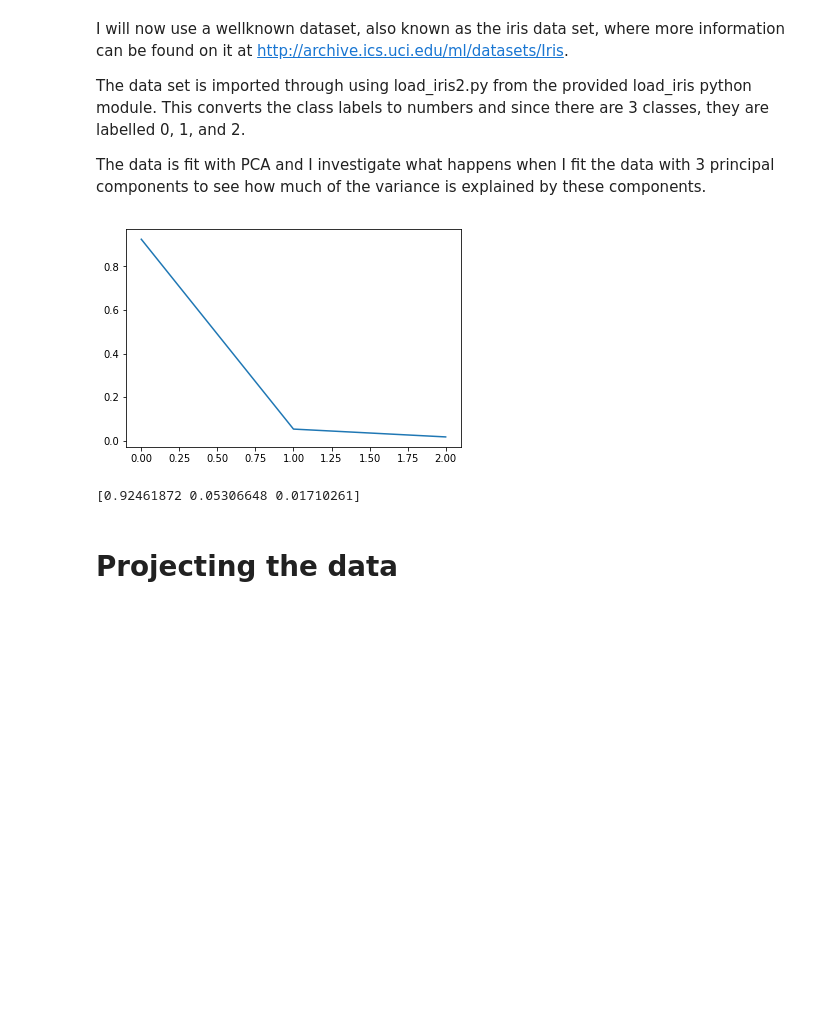
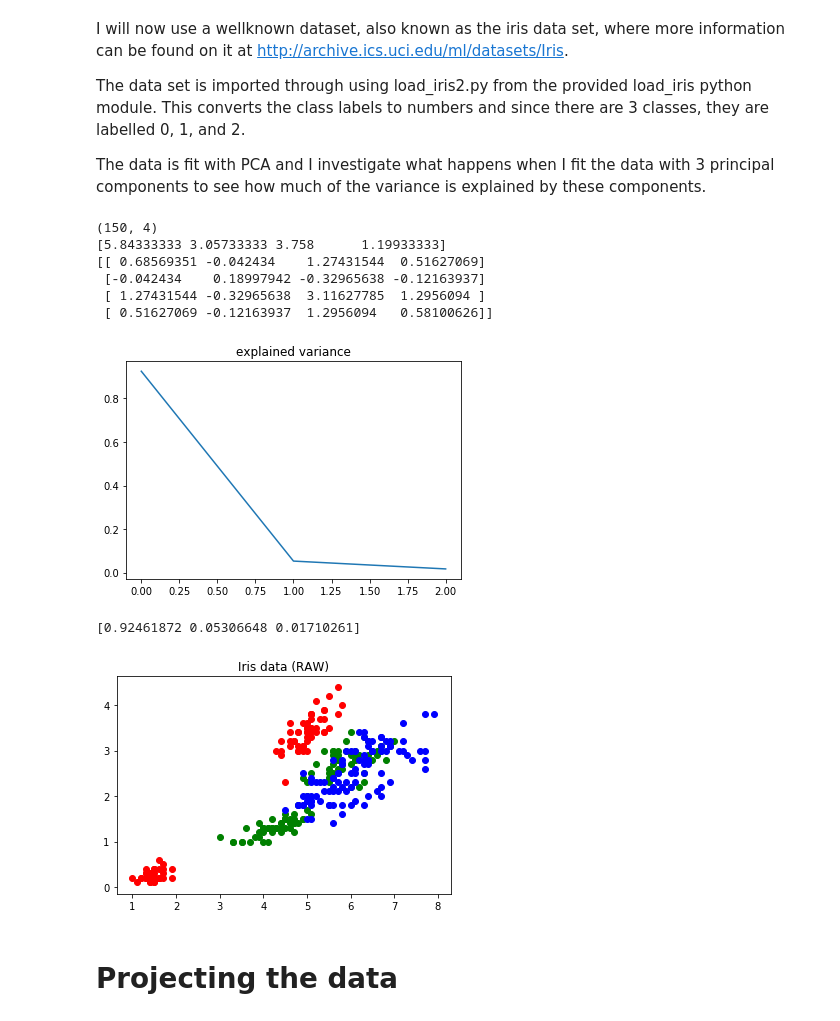
Before and after one commit to lalajunglebunny/Machine_Learning, a Jupyter notebook: PCA_LDA/src/PCA_LDA.ipynb, the cells around one changed output. Saved outputs shown, nothing was run; the diff lists cells and outputs as text; code cells hidden in the pictures; blank space fills up the shorter version.

```diff
--- a/PCA_LDA/src/PCA_LDA.ipynb
+++ b/PCA_LDA/src/PCA_LDA.ipynb
@@ -36,23 +34,55 @@ I will now use a wellknown dataset, also known as the iris data set, where more
 The data set is imported through using load_iris2.py from the provided load_iris python module. This converts the class labels to numbers and since there are 3 classes, they are labelled 0, 1, and 2.
 
 The data is fit with PCA and I investigate what happens when I fit the data with 3 principal components to see how much of the variance is explained by these components.
-# %%
-#Load the data
-from sklearn.datasets import load_iris
-iris_data = load_iris()
-data = iris_data.data
-labels = iris_data.target
-classes = set(labels)
-
-#Fit the data with PCA
-pcaIris = PCA(n_components=3)
-pcaIris.fit(data)
-plt.plot(pcaIris.explained_variance_ratio_)
-plt.show()
-print(pcaIris.explained_variance_ratio_)
-# %% [output]
-[figure, removed]
-[0.92461872 0.05306648 0.01710261]
+# %%
+#Load the data
+
+from sklearn.datasets import load_iris
+iris_data = load_iris()
+data = iris_data.data
+labels = iris_data.target        #target gives a previously determined label for each characteristic (feature)
+classes = set(labels)
+print(data.shape)
+N = data.shape[0]
+d = data.shape[1]
+#print(data[labels==0])          #print the data for each class (0, 1, or 2)
+#print(data)
+mean = np.zeros(d)
+for j in range (0, d):
+    for i in range (0, N):
+        mean[j] += data[i, j]
+    mean[j] = mean[j]/N
+print(mean)
+#Fit the data with PCA
+pcaIris = PCA(n_components=3)
+pcaIris.fit(data)
+
+cov = pcaIris.get_covariance()
+print(cov)
+plt.figure()
+plt.plot(pcaIris.explained_variance_ratio_)
+plt.title("explained variance")
+plt.show()
+
+print(pcaIris.explained_variance_ratio_)
+
+#visualise the Iris data
+c_1 = ['r','g','b']
+for i in range (0,3):
+
+    plt.scatter(data[labels==i,0], data[labels==i,1], c = c_1[i])
+    plt.scatter(data[labels==i,2], data[labels==i,3], c = c_1[i])
+    plt.title("Iris data (RAW)")
+# %% [output]
+(150, 4)
+[5.84333333 3.05733333 3.758      1.19933333]
+[[ 0.68569351 -0.042434    1.27431544  0.51627069]
+ [-0.042434    0.18997942 -0.32965638 -0.12163937]
+ [ 1.27431544 -0.32965638  3.11627785  1.2956094 ]
+ [ 0.51627069 -0.12163937  1.2956094   0.58100626]]
+[figure, added]
+[0.92461872 0.05306648 0.01710261]
+[figure, added]
 # %% [markdown]
 # Projecting the data
 # %% [markdown]
```
Also changed, not shown: parts of 31 cells of this notebook.
